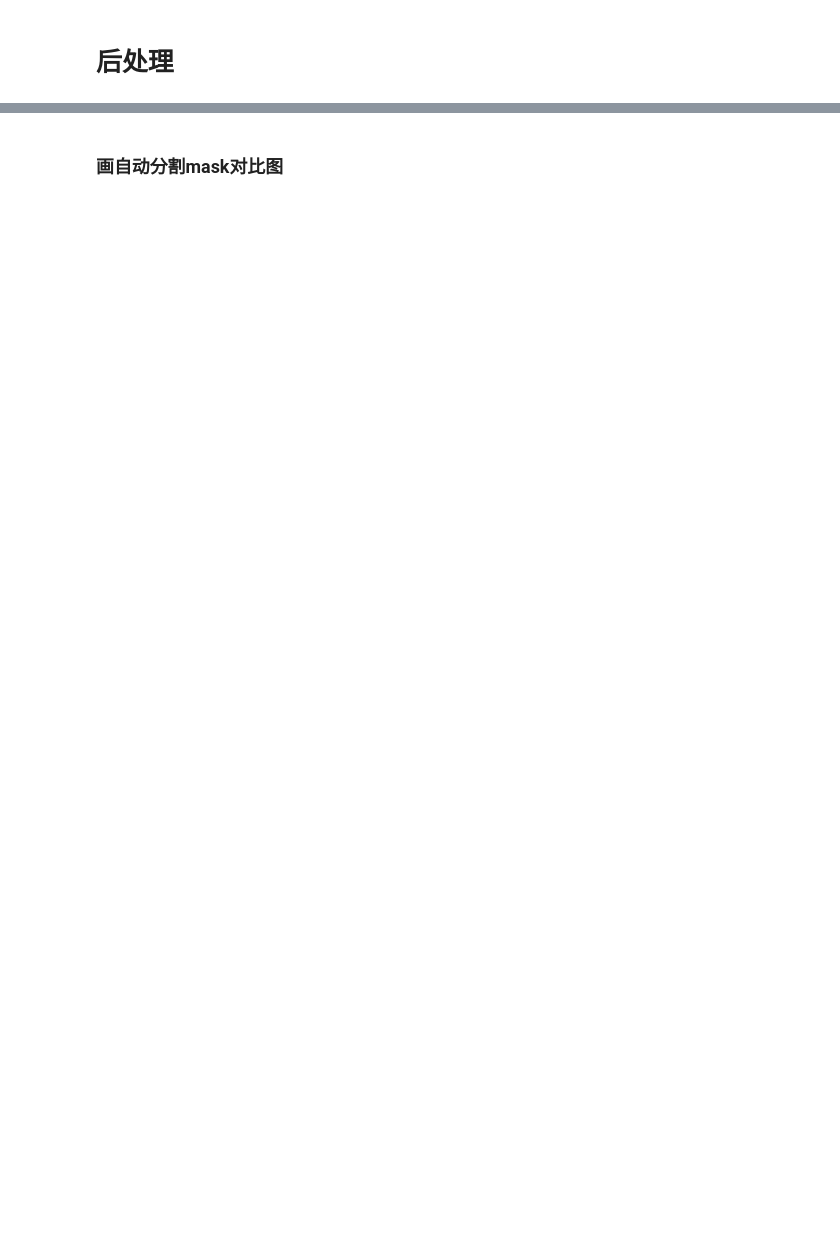
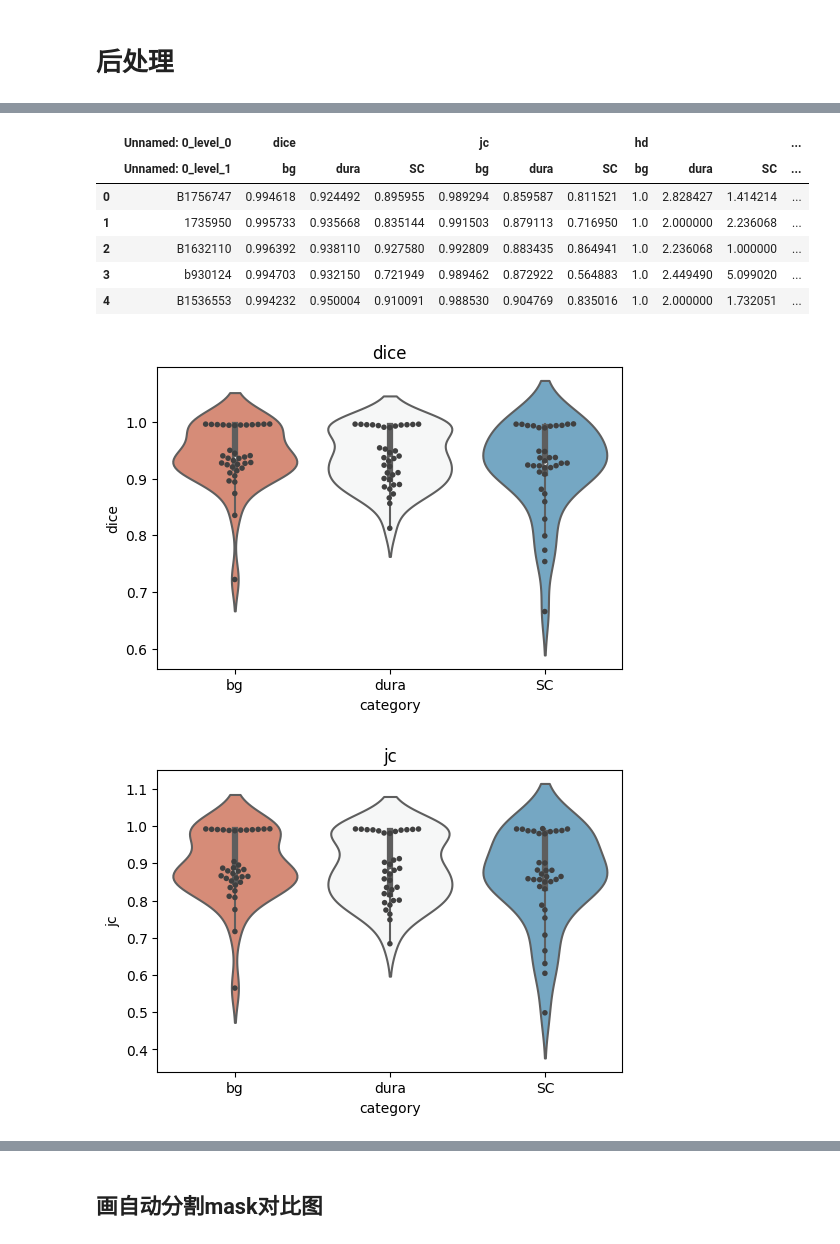
Before and after one commit to Huatsing-Lau/UA-MT-CTMseg, a Jupyter notebook: code/main_UAMT_CTM.ipynb, the cells around one changed output, grey strips where cells are left out. Saved outputs shown, nothing was run; the diff lists cells and outputs as text; code cells hidden in the pictures; blank space fills up the shorter version.

```diff
--- a/code/main_UAMT_CTM.ipynb
+++ b/code/main_UAMT_CTM.ipynb
@@ -86,0 +38,62 @@ plt.show()
+# %%
+import os
+import numpy as np
+import pandas as pd
+import matplotlib.pyplot as plt
+import seaborn as sns
+from post_utils import get_proc_df, get_voilinplot, get_boxplot, get_images, imshow
+
+name_classes = ['bg','dura','SC']
+results_dir = "../model/prediction/UAMT_CTM_post"
+filename = "../model/prediction/UAMT_CTM_post/metrics_test_set.csv"
+results_raw = pd.read_csv(filename,header=[0,1])
+display(results_raw.head())
+
+# 删除异常样本
+results_raw = results_raw.drop(results_raw[results_raw[('dice','SC')]<0.65].index)
+
+
+# violinplot:
+filename = os.path.join(results_dir,'voilinplot of pred dice on test-set.png')
+proc_df = get_proc_df(results_raw,metric='dice',name_classes=name_classes)
+get_voilinplot(proc_df,'dice',name_classes,filename)
+
+filename = os.path.join(results_dir,'voilinplot of pred jc on test-set.png')
+proc_df = get_proc_df(results_raw,metric='jc',name_classes=name_classes)
+get_voilinplot(proc_df,'jc',name_classes,filename)
+
+filename = os.path.join(results_dir,'voilinplot of pred hd on test-set.png')
+proc_df = get_proc_df(results_raw,metric='hd',name_classes=name_classes)
+get_voilinplot(proc_df,'hd',name_classes,filename)
+
+filename = os.path.join(results_dir,'voilinplot of pred asd on test-set.png')
+proc_df = get_proc_df(results_raw,metric='asd',name_classes=name_classes)
+get_voilinplot(proc_df,'asd',name_classes,filename)
+
+
+# boxplot:
+filename = os.path.join(results_dir,'voilinplot of pred dice on test-set.png')
+proc_df = get_proc_df(results_raw,metric='dice',name_classes=name_classes)
+get_boxplot(proc_df,'dice',name_classes,filename)
+
+filename = os.path.join(results_dir,'voilinplot of pred jc on test-set.png')
+proc_df = get_proc_df(results_raw,metric='jc',name_classes=name_classes)
+get_boxplot(proc_df,'jc',name_classes,filename)
+
+filename = os.path.join(results_dir,'voilinplot of pred hd on test-set.png')
+proc_df = get_proc_df(results_raw,metric='hd',name_classes=name_classes)
+get_boxplot(proc_df,'hd',name_classes,filename)
+
+filename = os.path.join(results_dir,'voilinplot of pred asd on test-set.png')
+proc_df = get_proc_df(results_raw,metric='asd',name_classes=name_classes)
+get_boxplot(proc_df,'asd',name_classes,filename)
+# %% [output]
+|  | Unnamed: 0_level_0 | dice |  |  | jc |  |  | hd |  |  | ... |
+|  | Unnamed: 0_level_1 | bg | dura | SC | bg | dura | SC | bg | dura | SC | ... |
+| 0 | B1756747 | 0.994618 | 0.924492 | 0.895955 | 0.989294 | 0.859587 | 0.811521 | 1.0 | 2.828427 | 1.414214 | ... |
+| 1 | 1735950 | 0.995733 | 0.935668 | 0.835144 | 0.991503 | 0.879113 | 0.716950 | 1.0 | 2.000000 | 2.236068 | ... |
+| 2 | B1632110 | 0.996392 | 0.938110 | 0.927580 | 0.992809 | 0.883435 | 0.864941 | 1.0 | 2.236068 | 1.000000 | ... |
+| 3 | b930124 | 0.994703 | 0.932150 | 0.721949 | 0.989462 | 0.872922 | 0.564883 | 1.0 | 2.449490 | 5.099020 | ... |
+| 4 | B1536553 | 0.994232 | 0.950004 | 0.910091 | 0.988530 | 0.904769 | 0.835016 | 1.0 | 2.000000 | 1.732051 | ... |
+[figure, added]
+[figure, added]
@@ -87,2 +106,2 @@ plt.show()
 # %% [markdown]
-### 画自动分割mask对比图
+## 画自动分割mask对比图
```
Also changed, not shown: parts of 9 cells of this notebook, 8 other files.
